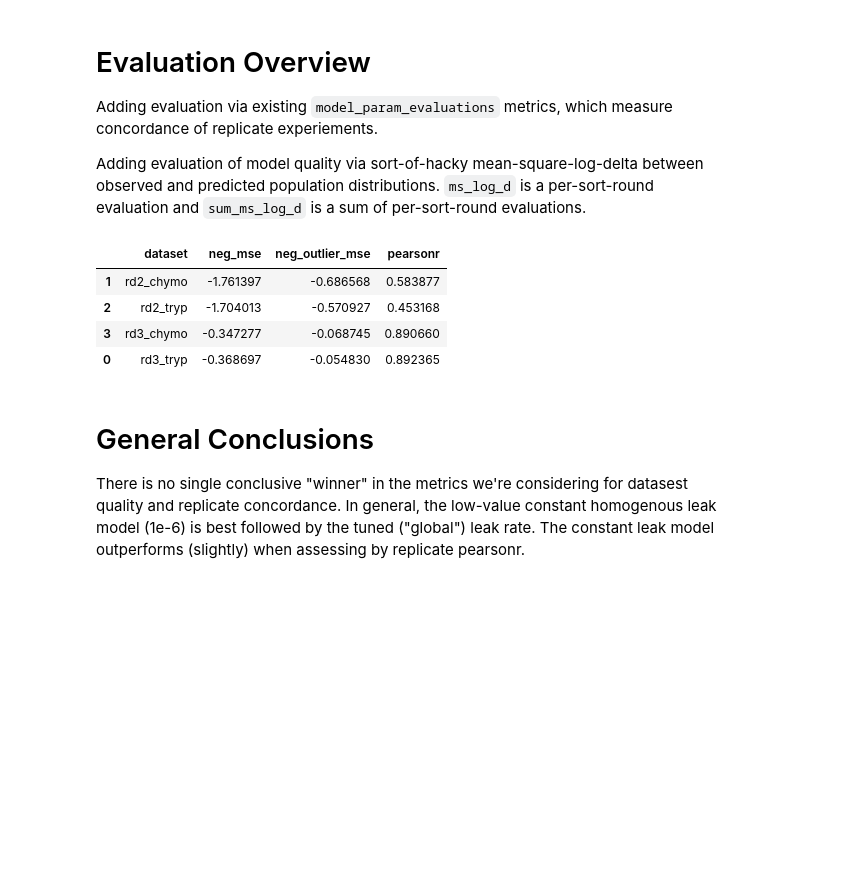
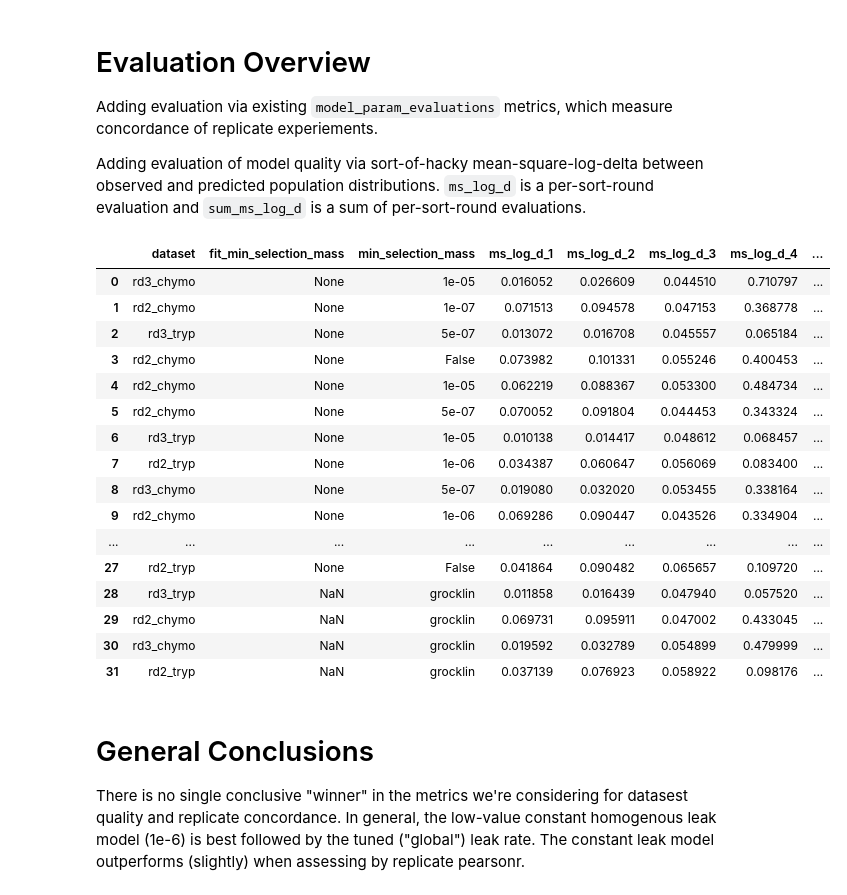
Before and after one commit to asford/protease_experimental_analysis, a Jupyter notebook: workspace/replicate_analysis_analysis.ipynb, the cells around one changed output. Cells and saved outputs as stored; diff of their text form; code cells hidden in the pictures; blank space fills up the shorter version.

```diff
--- a/workspace/replicate_analysis_analysis.ipynb
+++ b/workspace/replicate_analysis_analysis.ipynb
@@ -123,24 +156,25 @@ eval_records = pandas.DataFrame.from_records(eval_records)
 
 eval_records["neg_sum_ms_log_d"] = -eval_records[["ms_log_d_%s" % i for i in range(1, 7)]].sum(axis=1)
-# %%
-grockin_eval_records = pandas.DataFrame.from_records([
-    merge(
-        {
-            e : ef(sf["ec50_x"], sf["ec50_y"])
-            for e, ef in model_param_evaluations.items()
-        },
-        dict(dataset=dataset),
-    )
-    for dataset, sf in grockin_fit_frames.items()
-])
-
-grockin_eval_records.sort_values("dataset")
-# %% [output]
-|  | dataset | neg_mse | neg_outlier_mse | pearsonr |
-| 1 | rd2_chymo | -1.761397 | -0.686568 | 0.583877 |
-| 2 | rd2_tryp | -1.704013 | -0.570927 | 0.453168 |
-| 3 | rd3_chymo | -0.347277 | -0.068745 | 0.890660 |
-| 0 | rd3_tryp | -0.368697 | -0.054830 | 0.892365 |
+# %%
+eval_records
+# %% [output]
+|  | dataset | fit_min_selection_mass | min_selection_mass | ms_log_d_1 | ms_log_d_2 | ms_log_d_3 | ms_log_d_4 | ... |
+| 0 | rd3_chymo | None | 1e-05 | 0.016052 | 0.026609 | 0.044510 | 0.710797 | ... |
+| 1 | rd2_chymo | None | 1e-07 | 0.071513 | 0.094578 | 0.047153 | 0.368778 | ... |
+| 2 | rd3_tryp | None | 5e-07 | 0.013072 | 0.016708 | 0.045557 | 0.065184 | ... |
+| 3 | rd2_chymo | None | False | 0.073982 | 0.101331 | 0.055246 | 0.400453 | ... |
+| 4 | rd2_chymo | None | 1e-05 | 0.062219 | 0.088367 | 0.053300 | 0.484734 | ... |
+| 5 | rd2_chymo | None | 5e-07 | 0.070052 | 0.091804 | 0.044453 | 0.343324 | ... |
+| 6 | rd3_tryp | None | 1e-05 | 0.010138 | 0.014417 | 0.048612 | 0.068457 | ... |
+| 7 | rd2_tryp | None | 1e-06 | 0.034387 | 0.060647 | 0.056069 | 0.083400 | ... |
+| 8 | rd3_chymo | None | 5e-07 | 0.019080 | 0.032020 | 0.053455 | 0.338164 | ... |
+| 9 | rd2_chymo | None | 1e-06 | 0.069286 | 0.090447 | 0.043526 | 0.334904 | ... |
+| ... | ... | ... | ... | ... | ... | ... | ... | ... |
+| 27 | rd2_tryp | None | False | 0.041864 | 0.090482 | 0.065657 | 0.109720 | ... |
+| 28 | rd3_tryp | NaN | grocklin | 0.011858 | 0.016439 | 0.047940 | 0.057520 | ... |
+| 29 | rd2_chymo | NaN | grocklin | 0.069731 | 0.095911 | 0.047002 | 0.433045 | ... |
+| 30 | rd3_chymo | NaN | grocklin | 0.019592 | 0.032789 | 0.054899 | 0.479999 | ... |
+| 31 | rd2_tryp | NaN | grocklin | 0.037139 | 0.076923 | 0.058922 | 0.098176 | ... |
 # %% [markdown]
 # General Conclusions
 
```
Also changed, not shown: parts of 18 cells of this notebook, 17 other files.
